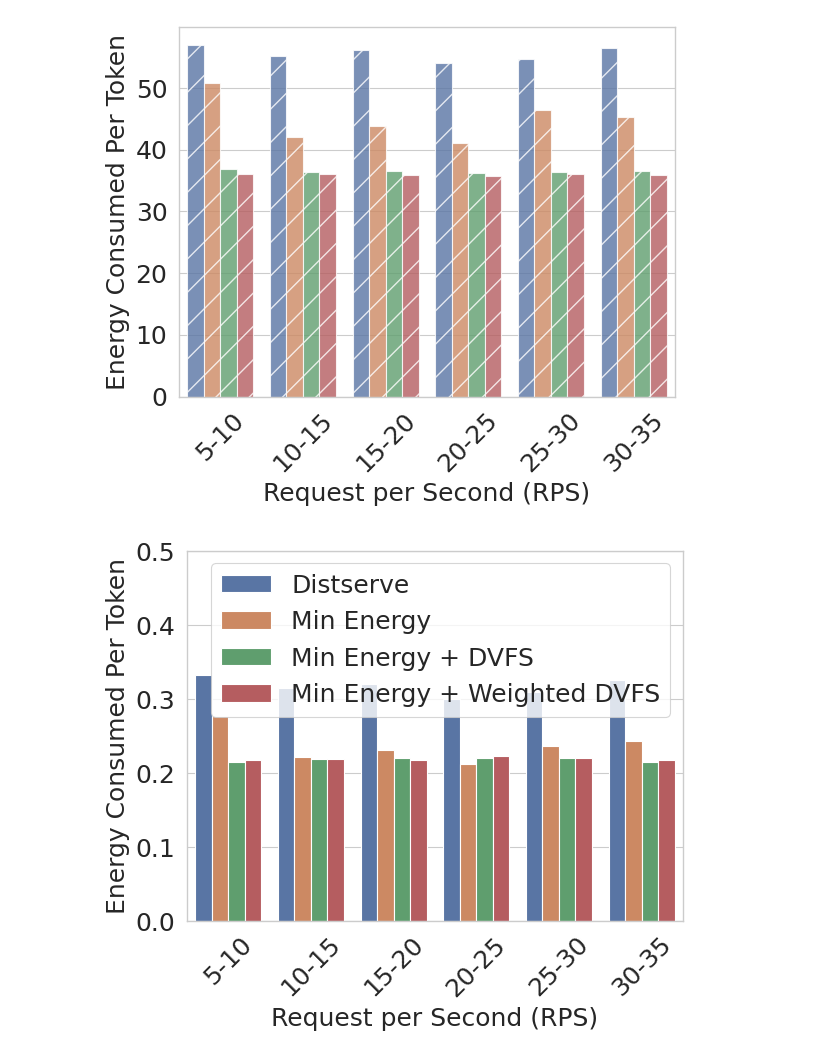
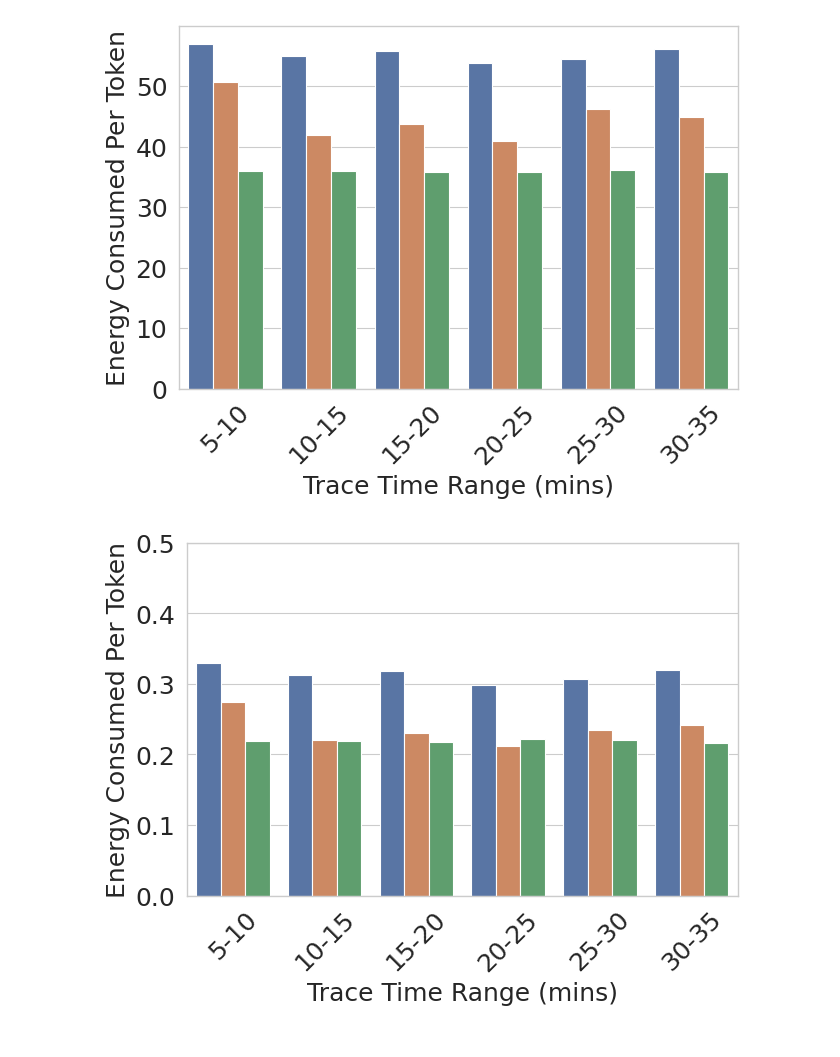
Before and after one commit to Louis-99/vllm-fork, a Jupyter notebook: additional_stuff/arxivx_evals/energy_separate.ipynb, the cells around one changed output. Cells and saved outputs as stored; diff of their text form; code cells hidden in the pictures.

```diff
--- a/additional_stuff/arxivx_evals/energy_separate.ipynb
+++ b/additional_stuff/arxivx_evals/energy_separate.ipynb
@@ -147,14 +206,19 @@ rename_mapping = {
     'OURS_R5_JAN3_REAL_P85_3_DVFS': 'Min Energy + DVFS 40',
     'OURS_R5_JAN3_REAL_P85_2_DVFS': 'Min Energy + DVFS 25',
     'OURS_R5_JAN3_REAL_P85_1_DVFS': 'Min Energy + DVFS 10',
-    'OURS_R5_JAN3_REAL_P85_6_DVFS_W': 'Min Energy + Weighted DVFS 85',
-    'OURS_R5_JAN3_REAL_P85_5_DVFS_W': 'Min Energy + Weighted DVFS 70',
-    'OURS_R5_JAN3_REAL_P85_4_DVFS_W': 'Min Energy + Weighted DVFS 55',
-    'OURS_R5_JAN3_REAL_P85_3_DVFS_W': 'Min Energy + Weighted DVFS 40',
-    'OURS_R5_JAN3_REAL_P85_2_DVFS_W': 'Min Energy + Weighted DVFS 25',
-    'OURS_R5_JAN3_REAL_P85_1_DVFS_W': 'Min Energy + Weighted DVFS 10'
+    'OURS_R5_JAN3_REAL_P85_6_DVFS_W': 'Min Energy + DVFS 85',
+    'OURS_R5_JAN3_REAL_P85_5_DVFS_W': 'Min Energy + DVFS 70',
+    'OURS_R5_JAN3_REAL_P85_4_DVFS_W': 'Min Energy + DVFS 55',
+    'OURS_R5_JAN3_REAL_P85_3_DVFS_W': 'Min Energy + DVFS 40',
+    'OURS_R5_JAN3_REAL_P85_2_DVFS_W': 'Min Energy + DVFS 25',
+    'OURS_R5_JAN3_REAL_P85_1_DVFS_W': 'Min Energy + DVFS 10',
 }
 
+df_results = df_results[~df_results['expr_dir'].isin([
+    'OURS_R5_JAN3_REAL_P85_6_DVFS', 'OURS_R5_JAN3_REAL_P85_5_DVFS',
+    'OURS_R5_JAN3_REAL_P85_4_DVFS', 'OURS_R5_JAN3_REAL_P85_3_DVFS',
+    'OURS_R5_JAN3_REAL_P85_2_DVFS', 'OURS_R5_JAN3_REAL_P85_1_DVFS'
+])]
 # Replace values in expr_dir column
 df_results['expr_dir'] = df_results['expr_dir'].replace(rename_mapping)
 
@@ -167,30 +231,24 @@ df_results = df_results.sort_values('sort_key')
 # Extract RPS and name from expr_dir
 df_results['rps'] = df_results['expr_dir'].str.extract('(\d+)$')[0].astype(int)
 df_results['name'] = df_results['expr_dir'].str.replace('\s+\d+$', '', regex=True)
-
-
-# Extract RPS and name from expr_dir
-df_results['rps'] = df_results['expr_dir'].str.extract('(\d+)$')[0].astype(int)
-df_results['name'] = df_results['expr_dir'].str.replace('\s+\d+$', '', regex=True)
-
 # Set the order of the categories
-df_results['name'] = pd.Categorical(df_results['name'], categories=['Distserve', 'Min Energy', 'Min Energy + DVFS', 'Min Energy + Weighted DVFS'], ordered=True)
+df_results['name'] = pd.Categorical(df_results['name'], categories=['Distserve', 'Min Energy', 'Min Energy + DVFS'], ordered=True)
 df_results = df_results.sort_values(['rps', 'name'])
 
 sns.set_theme(context="paper", style="whitegrid")
-plt.figure()
+plt.figure(constrained_layout=True)
 ax = sns.barplot(
     x="rps",
     y="prefill_energy_per_token",
     hue="name",
     data=df_results,
     dodge=True,
-    hatch='/', # Add hatch pattern to the bars
-    alpha=0.8,       # Lighter color for Prefill
+    # hatch='/', # Add hatch pattern to the bars
+    # alpha=0.8,       # Lighter color for Prefill
 )
 
 # Customize the plot
-ax.set_xlabel('Request per Second (RPS)', fontsize=18)
+ax.set_xlabel('Trace Time Range (mins)', fontsize=18)
 ax.set_ylabel('Energy Consumed Per Token', fontsize=18)
 ax.set_xticks([0, 1, 2, 3, 4, 5])  # Set the positions of the x-axis ticks
 ax.set_xticklabels(['5-10', '10-15', '15-20', '20-25', '25-30', '30-35'], fontsize=18, rotation=45, ha='center')
@@ -198,10 +256,10 @@ ax.set_xticklabels(['5-10', '10-15', '15-20', '20-25', '25-30', '30-35'], fontsi
 # plt.ylim(0, 1.5e6)
 ax.tick_params(axis='y', labelsize=18)  # Adjust the font size of y-axis tick labels
 ax.legend_.remove()
-plt.savefig("figs/plot_energy_synthetic_prefill.svg", format="svg")
+plt.savefig("figs/plot_energy_85p_prefill.svg", format="svg")
 
 sns.set_theme(context="paper", style="whitegrid")
-plt.figure()
+plt.figure(constrained_layout=True)
 ax = sns.barplot(
     x="rps",
     y="decode_energy_per_token",
@@ -211,45 +269,45 @@ ax = sns.barplot(
 )
 
 # Customize the plot
-ax.set_xlabel('Request per Second (RPS)', fontsize=18)
+ax.set_xlabel('Trace Time Range (mins)', fontsize=18)
 ax.set_ylabel('Energy Consumed Per Token', fontsize=18)
 ax.set_xticks([0, 1, 2, 3, 4, 5])  # Set the positions of the x-axis ticks
 ax.set_xticklabels(['5-10', '10-15', '15-20', '20-25', '25-30', '30-35'], fontsize=18, rotation=45, ha='center')
 ax.tick_params(axis='y', labelsize=18)  # Adjust the font size of y-axis tick labels
 # ax.yaxis.set_major_formatter(FuncFormatter(lambda x, _: f'{x * 1e-6:.1f}'))
 plt.ylim(0, 0.5)
-plt.legend(title="", fontsize=18)
-plt.savefig("figs/plot_energy_synthetic_decode.svg", format="svg")
+ax.legend_.remove()
+plt.savefig("figs/plot_energy_85p_decode.svg", format="svg")
 
 
 df_results['total_norm'] = 1.0
 df_results['decode_norm'] = df_results['energy_decode'] / df_results['energy_j']
 sns.set_theme(context="paper", style="whitegrid")
-plt.figure()
+plt.figure(constrained_layout=True)
 ax = sns.barplot(
     x="rps",
     y="total_norm",
     hue="name",
     data=df_results,
     dodge=True,
     hatch='/', # Add hatch pattern to the bars
     alpha=0.8,       # Lighter color for Prefill
 )
 sns.barplot(
     x="rps",
     y="decode_norm",
     hue="name",
     data=df_results,
     dodge=True,
     ax=ax
 )
-ax.set_xlabel('Request per Second (RPS)', fontsize=18)
+ax.set_xlabel('Trace Time Range (mins)', fontsize=18)
 ax.set_ylabel('Normalized Energy', fontsize=18)
 ax.set_xticks([0, 1, 2, 3, 4, 5])  # Set the positions of the x-axis ticks
 ax.set_xticklabels(['5-10', '10-15', '15-20', '20-25', '25-30', '30-35'], fontsize=18, rotation=45, ha='center')
 ax.tick_params(axis='y', labelsize=18)  # Adjust the font size of y-axis tick labels
 ax.legend_.remove()
 plt.savefig("figs/plot_energy_85p_percent.svg", format="svg")
 # %% [output]
-[figure, old version]
+[figure, new version]
-[figure, old version]
+[figure, new version]
```
Also changed, not shown: parts of 6 cells of this notebook, 7 other files.
